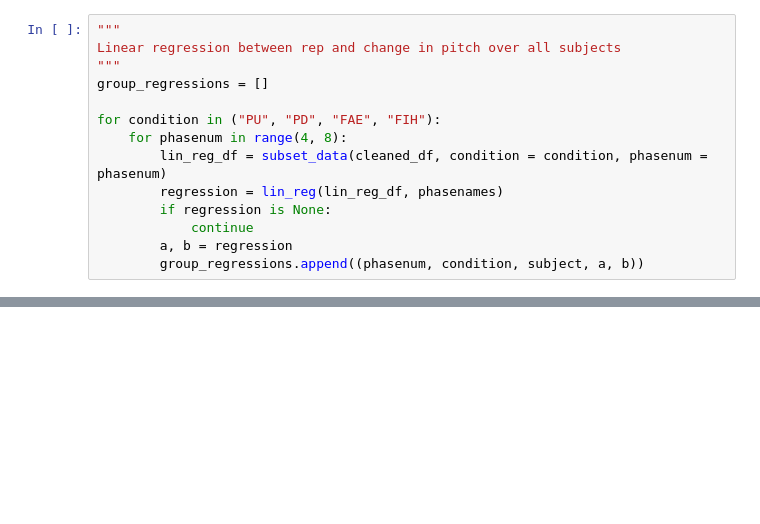
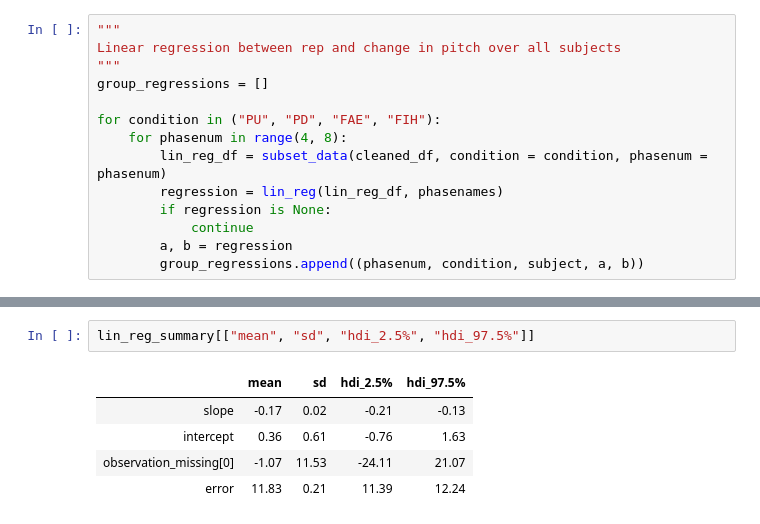
Before and after one commit to letitiayhho/feedback-alteration, a Jupyter notebook: analysis.ipynb, the cells around one changed output, grey strips where cells are left out. Saved outputs shown, nothing was run; the diff lists cells and outputs as text; blank space fills up the shorter version.

```diff
--- a/analysis.ipynb
+++ b/analysis.ipynb
@@ -315,0 +329,8 @@ AttributeError: 'LinearRegression' object has no attribute 'summary_'
+# %%
+lin_reg_summary[["mean", "sd", "hdi_2.5%", "hdi_97.5%"]]
+# %% [output]
+|  | mean | sd | hdi_2.5% | hdi_97.5% |
+| slope | -0.17 | 0.02 | -0.21 | -0.13 |
+| intercept | 0.36 | 0.61 | -0.76 | 1.63 |
+| observation_missing[0] | -1.07 | 11.53 | -24.11 | 21.07 |
+| error | 11.83 | 0.21 | 11.39 | 12.24 |
```
Also changed, not shown: parts of 11 cells of this notebook.
